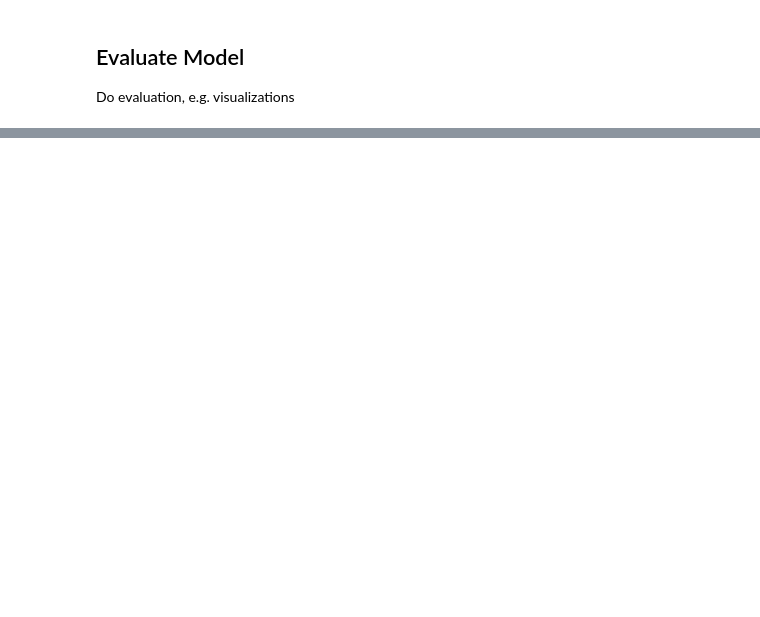
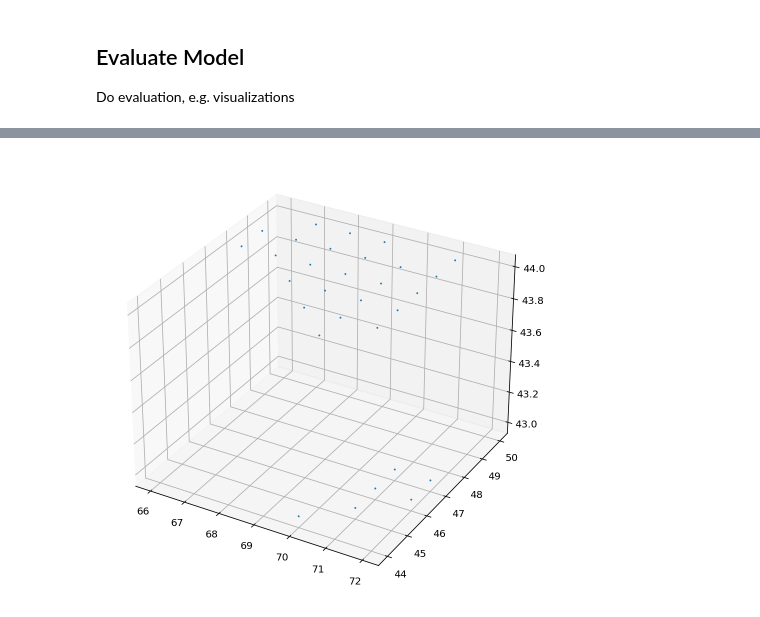
Before and after one commit to MarkusMartinMueller/ML_in_MIP, a Jupyter notebook: develop/markus/testmodel.ipynb, the cells around one changed output, grey strips where cells are left out. Cells and saved outputs as stored; diff of their text form; code cells hidden in the pictures; blank space fills up the shorter version.

```diff
--- a/develop/markus/testmodel.ipynb
+++ b/develop/markus/testmodel.ipynb
@@ -565,0 +620,4 @@ evaluation.draw_mask_3d(uni[5],markersize = 0.8)
+# %%
+evaluation.draw_mask_3d(uni[3],markersize=0.8)
+# %% [output]
+[figure, added]
```
Also changed, not shown: parts of 51 cells of this notebook, 6 other files.
